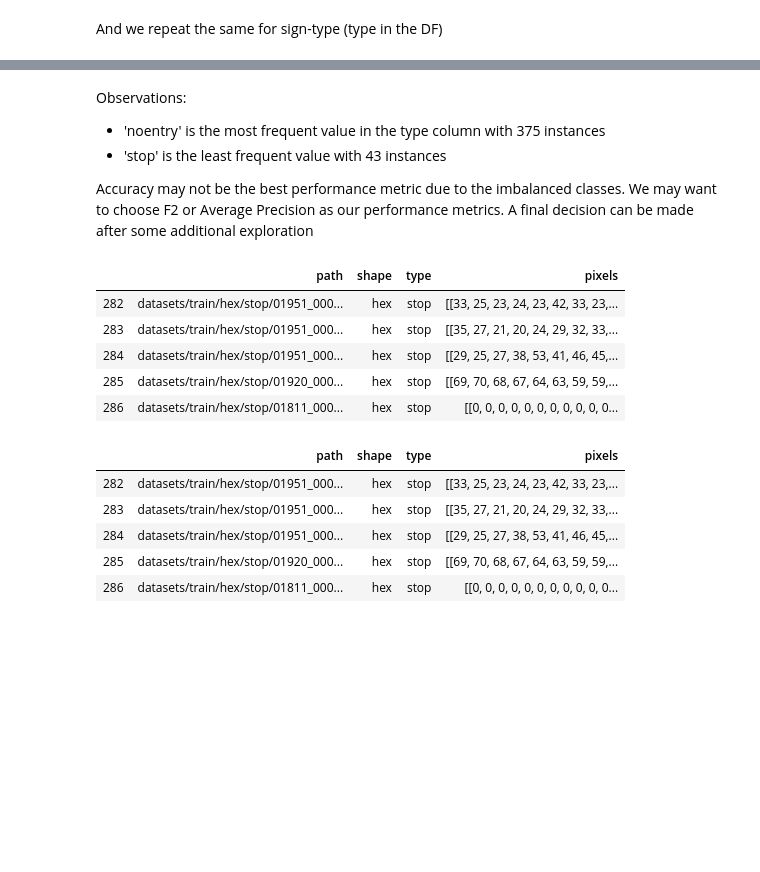
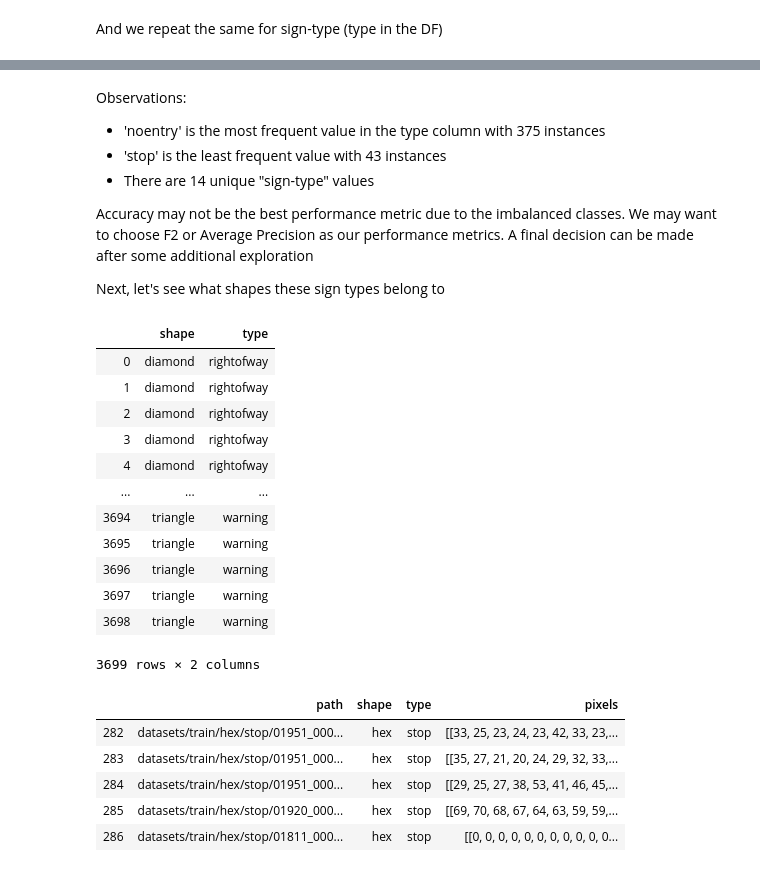
Before and after one commit to ItsThatBlackKid/trafficsignsML, a Jupyter notebook: trafficsigns.ipynb, the cells around one changed output, grey strips where cells are left out. Saved outputs shown, nothing was run; the diff lists cells and outputs as text; code cells hidden in the pictures; blank space fills up the shorter version.

```diff
--- a/trafficsigns.ipynb
+++ b/trafficsigns.ipynb
@@ -177,5 +181,8 @@ trafficSignsDf['type'].value_counts(ascending=True).plot(kind='bar')
 Observations:
 * 'noentry' is the most frequent value in the type column with 375 instances
 * 'stop' is the least frequent value with 43 instances
+* There are 14 unique "sign-type" values
 
 Accuracy may not be the best performance metric due to the imbalanced classes. We may want to choose F2 or Average Precision as our performance metrics. A final decision can be made after some additional exploration
+
+Next, let's see what shapes these sign types belong to
@@ -192,9 +189,16 @@ shapeDfList = [diamondDf, hexDf, roundDf, squareDf, triangleDf]
-# %%
-hexDf.head()
-# %% [output]
-|  | path | shape | type | pixels |
-| 282 | datasets/train/hex/stop/01951_000... | hex | stop | [[33, 25, 23, 24, 23, 42, 33, 23,... |
-| 283 | datasets/train/hex/stop/01951_000... | hex | stop | [[35, 27, 21, 20, 24, 29, 32, 33,... |
-| 284 | datasets/train/hex/stop/01951_000... | hex | stop | [[29, 25, 27, 38, 53, 41, 46, 45,... |
-| 285 | datasets/train/hex/stop/01920_000... | hex | stop | [[69, 70, 68, 67, 64, 63, 59, 59,... |
-| 286 | datasets/train/hex/stop/01811_000... | hex | stop | [[0, 0, 0, 0, 0, 0, 0, 0, 0, 0, 0... |
+# %%
+trafficSignsDf[['shape', 'type']]
+# %% [output]
+|  | shape | type |
+| 0 | diamond | rightofway |
+| 1 | diamond | rightofway |
+| 2 | diamond | rightofway |
+| 3 | diamond | rightofway |
+| 4 | diamond | rightofway |
+| ... | ... | ... |
+| 3694 | triangle | warning |
+| 3695 | triangle | warning |
+| 3696 | triangle | warning |
+| 3697 | triangle | warning |
+| 3698 | triangle | warning |
+3699 rows × 2 columns
```
Also changed, not shown: parts of 31 cells of this notebook.
